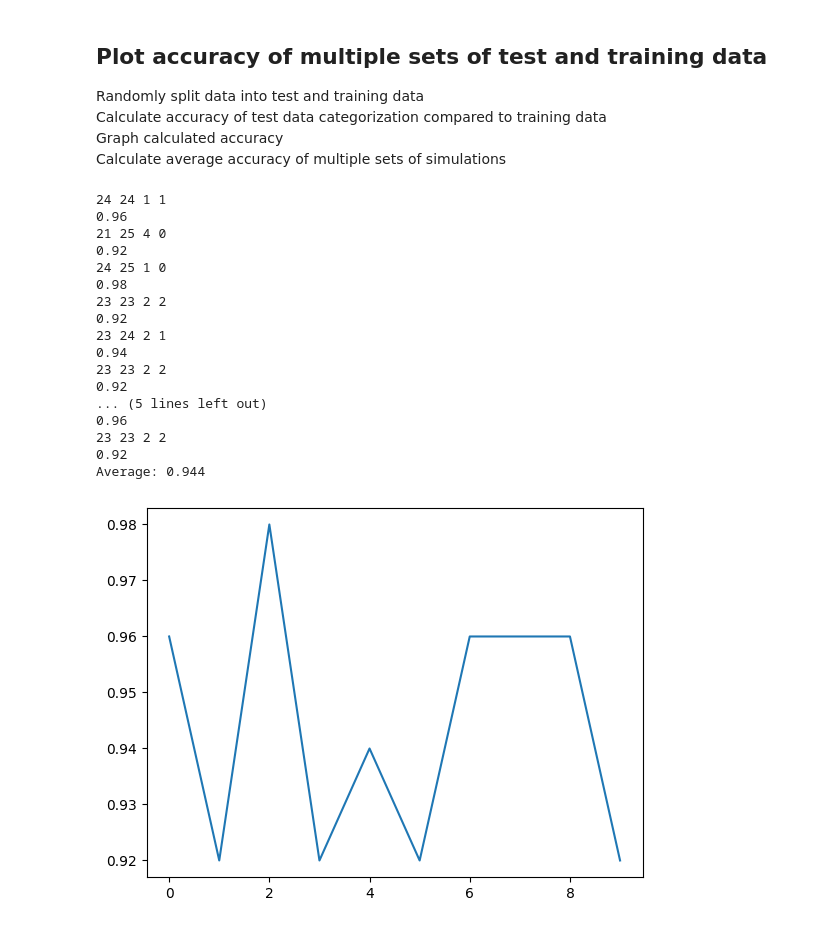
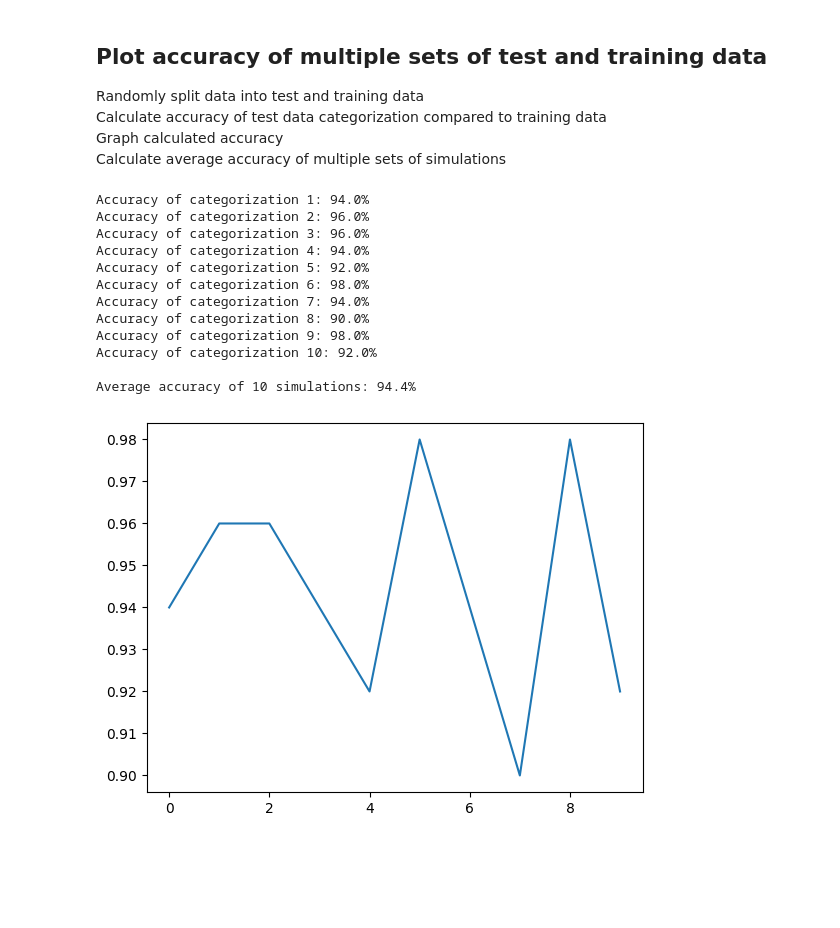
Before and after one commit to Andreas-Svensson/python, a Jupyter notebook: Laborations/Machine Learning Laboration/machine_learning_laboration.ipynb, the cells around one changed output. Drawn from its saved outputs; the diff is of its cells as text; code cells hidden in the pictures; blank space fills up the shorter version.

Commit message:
calculate_accuracy() now returns TP, TN, FP, FN

```diff
--- a/Laborations/Machine Learning Laboration/machine_learning_laboration.ipynb
+++ b/Laborations/Machine Learning Laboration/machine_learning_laboration.ipynb
@@ -209,23 +209,23 @@ def calculate_accuracy(test_data, data, amount_votes = 1):
 
     for i in range(len(test_data["pikachu"]["width"])):
 
-        res = categorize_point([test_data["pikachu"]["width"][i], test_data["pikachu"]["height"][i]], data,  amount_votes)
-        #if "pikachu" in res:
-        if res[0] == "pikachu":
+        result = categorize_point([test_data["pikachu"]["width"][i], test_data["pikachu"]["height"][i]], data,  amount_votes)
+
+        if result[0] == "pikachu":
             TP += 1
         else:
             FP += 1
 
-        res = categorize_point([test_data["pichu"]["width"][i], test_data["pichu"]["height"][i]], data,  amount_votes)
-        #if "pichu" in res:
-        if res[0] == "pichu":
+        result = categorize_point([test_data["pichu"]["width"][i], test_data["pichu"]["height"][i]], data,  amount_votes)
+
+        if result[0] == "pichu":
             TN += 1
         else:
             FN += 1
-    print(TP, TN, FP, FN)
+
     accuracy = (TP + TN) / (TP + TN + FP + FN)
 
-    return accuracy
+    return accuracy, TP, TN, FP, FN
 # %%
 # TODO complete comments and describe functions
 # TODO add option to input incorrect accuracy points in plot function
@@ -297,6 +297,7 @@ test_data, training_data = generate_test_training_data(data) # split datapoints
 
 plot_data(training_data, test_data)
 
-accuracy = calculate_accuracy(test_data, training_data, 10) # categorize points of test data compared to training data, and calculate accuracy of predictions
-print(f"Accuracy of categorization: {accuracy * 100}%") # print accuracy results # TODO return TP TN FP FN
+accuracy, TP, TN, FP, FN = calculate_accuracy(test_data, training_data, 10) # categorize points of test data compared to training data, and calculate accuracy of predictions
+print(f"Accuracy of categorization: {accuracy * 100}%")
+print(f"Correct predictions: Pikachu {TP}/{TP + FP}, Pichu {TN}/{TN + FN}")
 # %% [output]
@@ -313,37 +314,37 @@ Calculate average accuracy of multiple sets of simulations
 # %%
 accuracy_list = []
 average_accuracy_list = []
+amount_simulations = 10
+amount_votes = 10
 
-for i in range(10):
+
+for i in range(amount_simulations):
     data = generate_data_from_file() # read in datapoints file and store as data
     test_data, training_data = generate_test_training_data(data) # split datapoints in data randomly into 2 groups; test and training data
 
 
-    accuracy = calculate_accuracy(test_data, training_data, 10) # categorize points of test data compared to training data, and calculate accuracy of predictions
+    accuracy, TP, TN, FP, FN = calculate_accuracy(test_data, training_data, amount_votes) # categorize points of test data compared to training data, and calculate accuracy of predictions
     accuracy_list.append(accuracy)
+
     # average_accuracy_list.append(sum(accuracy_list) / len(accuracy_list)) # NOTE also display average accuracy accumulated over n simulations?
-    print(accuracy) # print accuracy results # TODO return TP TN FP FN
+    print(f"Accuracy of categorization {i + 1}: {accuracy * 100}%")
+
 
 plt.plot(accuracy_list)
 
 average_accuracy = sum(accuracy_list) / len(accuracy_list)
-print(f"Average: {average_accuracy}")
+print(f"\nAverage accuracy of {amount_simulations} simulations: {average_accuracy * 100:.1f}%")
 # %% [output]
-24 24 1 1
-0.96
-21 25 4 0
-0.92
-24 25 1 0
-0.98
-23 23 2 2
-0.92
-23 24 2 1
-0.94
-23 23 2 2
-0.92
-... (5 lines left out)
-0.96
-23 23 2 2
-0.92
-Average: 0.944
+Accuracy of categorization 1: 94.0%
+Accuracy of categorization 2: 96.0%
+Accuracy of categorization 3: 96.0%
+Accuracy of categorization 4: 94.0%
+Accuracy of categorization 5: 92.0%
+Accuracy of categorization 6: 98.0%
+Accuracy of categorization 7: 94.0%
+Accuracy of categorization 8: 90.0%
+Accuracy of categorization 9: 98.0%
+Accuracy of categorization 10: 92.0%
+
+Average accuracy of 10 simulations: 94.4%
-[figure, old version]
+[figure, new version]
```
Also changed, not shown: parts of 1 cell of this notebook.
